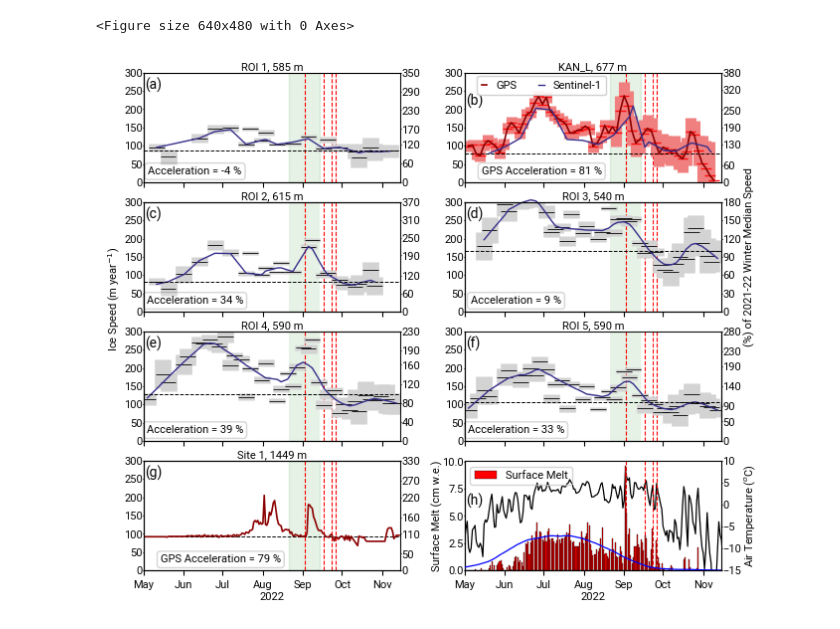
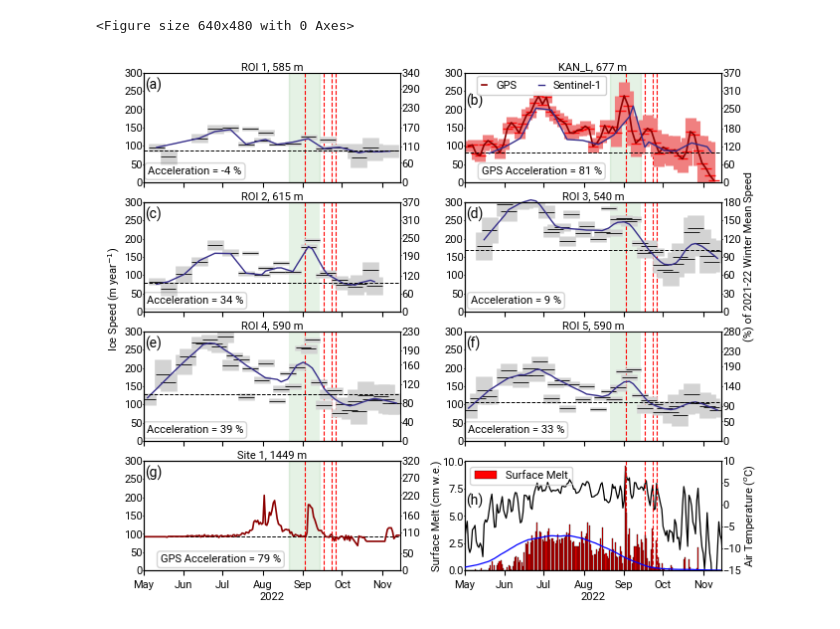
Before and after one commit to ry-ing/GrIS_late-season-melt-event, a Jupyter notebook: code/figures/fig3_land_velocities.ipynb, the cells around one changed output. Drawn from its saved outputs; the diff is of its cells as text; code cells hidden in the pictures.

```diff
--- a/code/figures/fig3_land_velocities.ipynb
+++ b/code/figures/fig3_land_velocities.ipynb
@@ -44,14 +44,14 @@ def masked_dates_land(dataset, year_start, year_end, melt_start, melt_end):
     year_ds = dataset.loc[year_mask]
     winter_ds = dataset.loc[winter_mask]
 
-    year_ds['anom'] = (year_ds['S'].values / winter_ds['S'].median()) * 100 # percentage of winter median
+    year_ds['anom'] = (year_ds['S'].values / winter_ds['S'].mean()) * 100 # percentage of winter MEAN
 
     lowess_s = sm.nonparametric.lowess(year_ds['S'].values, year_ds.index.values, frac=frac)
     year_ds['lowess'] = lowess_s[:,1]
 
     lowess_anom = sm.nonparametric.lowess(year_ds['anom'].values, year_ds.index.values, frac=frac)
     year_ds['lowess_anom'] = lowess_anom[:,1]
-    year_ds['winter_median'] = winter_ds['S'].median()
+    year_ds['winter_mean'] = winter_ds['S'].mean()
 
     melt_mean = dataset['S'].loc[melt_mask].mean()
     premelt_mean = dataset['S'].loc[premelt_mask].mean()
@@ -166,7 +166,7 @@ site1_velocity['date'] = pd.to_datetime(site1_velocity['date'].values, dayfirst=
 site1_velocity = site1_velocity.set_index('date')
 
 presummer_mask = (site1_velocity.index > pd.to_datetime('2022-05-01')) & (site1_velocity.index < pd.to_datetime('2022-05-30')) # retreiving presummer median 'winter velocitiies'
-presummer_median = site1_velocity['v_24h'].loc[presummer_mask].median()
+presummer_mean = site1_velocity['v_24h'].loc[presummer_mask].mean()
 
 site1_velocity = site1_velocity[(site1_velocity.index < '2022-10-09') | (site1_velocity.index > '2022-10-12')] # removing bad velocities from timeseries based on observation coverage
 site1_velocity = site1_velocity[(site1_velocity.index < '2022-11-04') | (site1_velocity.index >= '2022-11-05')] # removing bad velocities from timeseries based on observation coverage
@@ -303,7 +303,7 @@ ax.errorbar(IS_ROI1.index, IS_ROI1['S'], xerr = timedelta(days=6), ecolor='black
 ax.plot(IS_ROI1.index, IS_ROI1['lowess'], color='#372F8B', linewidth=1.0, zorder=2, clip_on=False)
 ax.axvspan(melt_start, melt_end, color='g', alpha=0.1, zorder=-6)
 
-ax.axhline(IS_ROI1.winter_median.values[0], color='k', linestyle='--', linewidth=0.7)
+ax.axhline(IS_ROI1.winter_mean.values[0], color='k', linestyle='--', linewidth=0.7)
 
 yticks = [0, 50, 100, 150, 200, 250, 300]
 ax.set_yticks(yticks)
@@ -330,7 +330,7 @@ ax.spines[['right']].set_visible(False)
 #ax.grid(color='grey', linestyle='--', linewidth=0.4, zorder=-5)
 
 axb = ax.twinx()
-yticks_b = [int(round((i/IS_ROI1['winter_median'].values[0])*100,-1)) for i in yticks]
+yticks_b = [int(round((i/IS_ROI1['winter_mean'].values[0])*100,-1)) for i in yticks]
 
 axb.set_yticks(yticks_b)
 axb.set_ylim(yticks_b[0],  yticks_b[-1])
@@ -375,10 +375,10 @@ ax0.axvline(pd.to_datetime('2022-09-02'), color='r', linewidth=0.8, linestyle='-
 ax0.axvline(pd.to_datetime('2022-09-17'), color='r', linewidth=0.8, linestyle='--', zorder=-5)
 ax0.axvline(pd.to_datetime('2022-09-23'), color='r', linewidth=0.8, linestyle='--', zorder=-5)
 ax0.axvline(pd.to_datetime('2022-09-26'), color='r', linewidth=0.8, linestyle='--', zorder=-5)
-ax0.axhline(KAN_L_ROI.winter_median.values[0], color='k', linestyle='--', linewidth=0.7)
+ax0.axhline(KAN_L_ROI.winter_mean.values[0], color='k', linestyle='--', linewidth=0.7)
 
 axb = ax0.twinx()
-yticks_b = [int(round((i/KAN_L_ROI['winter_median'].values[0])*100,-1)) for i in yticks] # convert to percentage of winter media
+yticks_b = [int(round((i/KAN_L_ROI['winter_mean'].values[0])*100,-1)) for i in yticks] # convert to percentage of winter media
 
 axb.set_yticks(yticks_b)
 axb.set_ylim(yticks_b[0],  yticks_b[-1])
@@ -400,7 +400,7 @@ ax1.errorbar(RUSSELL_ROI2.index, RUSSELL_ROI2['S'], xerr = timedelta(days=6), ec
 ax1.plot(RUSSELL_ROI2.index, RUSSELL_ROI2['lowess'], color='#372F8B', linewidth=1.0, zorder=2, clip_on=False)
 ax1.axvspan(melt_start, melt_end, facecolor='g', alpha=0.1, zorder=-6)
 
-ax1.axhline(RUSSELL_ROI2.winter_median.values[0], color='k', linestyle='--', linewidth=0.7)
+ax1.axhline(RUSSELL_ROI2.winter_mean.values[0], color='k', linestyle='--', linewidth=0.7)
 
 yticks = [0, 50, 100, 150, 200, 250, 300]
 ax1.set_yticks(yticks)
@@ -423,7 +423,7 @@ ax1.axvline(pd.to_datetime('2022-09-26'), color='r', linewidth=0.8, linestyle='-
 
 ax1b = ax1.twinx()
 ax1b.spines[['right']].set_visible(False)
-yticks_b = [int(round((i/RUSSELL_ROI2['winter_median'].values[0])*100,-1)) for i in yticks]
+yticks_b = [int(round((i/RUSSELL_ROI2['winter_mean'].values[0])*100,-1)) for i in yticks]
 
 ax1b.set_yticks(yticks_b)
 ax1b.set_ylim(yticks_b[0],  yticks_b[-1])
@@ -445,7 +445,7 @@ ax2.errorbar(NORTH_NUNATAK_ROI3.index, NORTH_NUNATAK_ROI3['S'], xerr = timedelta
 ax2.plot(NORTH_NUNATAK_ROI3.index, NORTH_NUNATAK_ROI3['lowess'], color='#372F8B', linewidth=1.0, zorder=2, clip_on=False)
 ax2.axvspan(melt_start, melt_end, facecolor='g', alpha=0.1, zorder=-6)
 
-ax2.axhline(NORTH_NUNATAK_ROI3.winter_median.values[0], color='k', linestyle='--', linewidth=0.7)
+ax2.axhline(NORTH_NUNATAK_ROI3.winter_mean.values[0], color='k', linestyle='--', linewidth=0.7)
 
 yticks = [0, 50, 100, 150, 200, 250, 300]
 ax2.set_yticks(yticks)
@@ -467,9 +467,9 @@ ax2.axvline(pd.to_datetime('2022-09-26'), color='r', linewidth=0.8, linestyle='-
 
 
 ax2b = ax2.twinx()
-ax2b.set_ylabel('(%) of 2021-22 Winter Median Speed')
+ax2b.set_ylabel('(%) of 2021-22 Winter Mean Speed')
 ax2b.spines[['right']].set_visible(False)
-yticks_b = [int( round((i/NORTH_NUNATAK_ROI3['winter_median'].values[0])*100,-1)) for i in yticks]
+yticks_b = [int( round((i/NORTH_NUNATAK_ROI3['winter_mean'].values[0])*100,-1)) for i in yticks]
 
 ax2b.set_yticks(yticks_b)
 ax2b.set_ylim(yticks_b[0],  yticks_b[-1])
@@ -489,7 +489,7 @@ ax3.errorbar(SOUTH_NUNATAK_ROI4.index, SOUTH_NUNATAK_ROI4['S'], xerr = timedelta
 ax3.plot(SOUTH_NUNATAK_ROI4.index, SOUTH_NUNATAK_ROI4['lowess'], color='#372F8B', linewidth=1.0, zorder=2, clip_on=False)
 ax3.axvspan(melt_start, melt_end, facecolor='g', alpha=0.1, zorder=-6)
 
-ax3.axhline(SOUTH_NUNATAK_ROI4.winter_median.values[0], color='k', linestyle='--', linewidth=0.7)
+ax3.axhline(SOUTH_NUNATAK_ROI4.winter_mean.values[0], color='k', linestyle='--', linewidth=0.7)
 yticks = [0, 50, 100, 150, 200, 250, 300]
 ax3.set_yticks(yticks)
 ax3.set_xlim(year_start, year_end)
@@ -510,7 +510,7 @@ ax3.axvline(pd.to_datetime('2022-09-26'), color='r', linewidth=0.8, linestyle='-
 
 ax3b = ax3.twinx()
 ax3b.spines[['right']].set_visible(False)
-yticks_b = [int( round((i/SOUTH_NUNATAK_ROI4['winter_median'].values[0])*100, -1)) for i in yticks]
+yticks_b = [int( round((i/SOUTH_NUNATAK_ROI4['winter_mean'].values[0])*100, -1)) for i in yticks]
 #ax3b.set_ylabel('(%) of 2021-22 Winter Median Speed', y=1.3)
 
 ax3b.set_yticks(yticks_b)
@@ -531,7 +531,7 @@ ax4.errorbar(UNNAMED_SOUTH_ROI5.index, UNNAMED_SOUTH_ROI5['S'], xerr = timedelta
 ax4.plot(UNNAMED_SOUTH_ROI5.index, UNNAMED_SOUTH_ROI5['lowess'], color='#372F8B', linewidth=1.0, zorder=2, clip_on=False)
 ax4.axvspan(melt_start, melt_end, facecolor='g', alpha=0.1, zorder=-6)
 
-ax4.axhline(UNNAMED_SOUTH_ROI5.winter_median.values[0], color='k', linestyle='--', linewidth=0.7)
+ax4.axhline(UNNAMED_SOUTH_ROI5.winter_mean.values[0], color='k', linestyle='--', linewidth=0.7)
 
 yticks = [0, 50, 100, 150, 200, 250, 300]
 ax4.set_yticks(yticks)
@@ -553,7 +553,7 @@ ax4.axvline(pd.to_datetime('2022-09-26'), color='r', linewidth=0.8, linestyle='-
 
 
 ax4b = ax4.twinx()
-yticks_b = [int( round((i/UNNAMED_SOUTH_ROI5['winter_median'].values[0])*100, -1) ) for i in yticks]
+yticks_b = [int( round((i/UNNAMED_SOUTH_ROI5['winter_mean'].values[0])*100, -1) ) for i in yticks]
 
 ax4b.set_yticks(yticks_b)
 ax4b.set_ylim(yticks_b[0],  yticks_b[-1])
@@ -571,7 +571,7 @@ ax0.set_facecolor('none')
 
 ax0.plot(site1_velocity.index, site1_velocity['v_24h'], color='darkred', alpha=1.0, linewidth=1.2, zorder=3, clip_on=False)
 ax0.axvspan(melt_start, melt_end, color='g', alpha=0.1, zorder=-6)
-ax0.axhline(presummer_median, color='k', linestyle='--', linewidth=0.7)
+ax0.axhline(presummer_mean, color='k', linestyle='--', linewidth=0.7)
 
 yticks = [0, 50, 100, 150, 200, 250, 300]
 ax0.set_yticks(yticks)
@@ -596,7 +596,7 @@ ax0.text(0.3, 0.1, textstr, transform=ax0.transAxes, ha="center", va="center", s
 ax0.text(0.005, 0.85, '(g)', transform=ax0.transAxes, fontsize=10)
 
 ax0b = ax0.twinx()
-yticks_b = [int( round((i/presummer_median)*100, -1) ) for i in yticks]
+yticks_b = [int( round((i/presummer_mean)*100, -1) ) for i in yticks]
 
 ax0b.set_yticks(yticks_b)
 
@@ -611,31 +611,31 @@ ax5.set_yticks([0, 2.5, 5, 7.5, 10])
 
 ax5.plot(surfM_historic.index, surfM_historic*100, color='blue', linewidth=0.9, zorder=3)
 #ax5.grid(color='grey', linestyle='--', linewidth=0.4, zorder=-5)
 ax5.axvline(pd.to_datetime('2022-09-02'), color='r', linewidth=0.8, linestyle='--', zorder=-5)
 ax5.axvline(pd.to_datetime('2022-09-17'), color='r', linewidth=0.8, linestyle='--', zorder=-5)
 ax5.axvline(pd.to_datetime('2022-09-23'), color='r', linewidth=0.8, linestyle='--', zorder=-5)
 ax5.axvline(pd.to_datetime('2022-09-26'), color='r', linewidth=0.8, linestyle='--', zorder=-5)
 ax5.set_xlabel('2022')
 
 majorFmt = mdates.DateFormatter('%b')
 ax5.xaxis.set_major_formatter(majorFmt)
 ax5.xaxis.set_major_locator(mdates.MonthLocator(interval=1))
 ax5.legend(loc='upper left', fontsize=8)
 ax5.spines[['right']].set_visible(False)
 
 ax5b = ax5.twinx()
 ax5b.set_zorder(ax5.get_zorder()-1)
 ax5b.plot(time_cosipy, T2-273.15, c='k', label='T2', linewidth=0.9)
 ax5b.set_ylim(-15,10)
 ax5b.set_ylabel('Air Temperature ($^{o}$C)')
 ax5b.set_yticks([-15,-10,-5,0,5,10])
 ax5b.spines[['top']].set_visible(False)
 ax5.text(0.004, 0.6, '(h)', transform=ax5.transAxes, fontsize=10)
 
 width = 7.5
 height = 6.5#width/1.618
 fig.set_size_inches(width, height)
 plt.show()
 fig.savefig('fig3_land_velocities.jpg', dpi=300, bbox_inches='tight')
 # %% [output]
-[figure, old version]
+[figure, new version]
```
Also changed, not shown: parts of 1 cell of this notebook, 12 other files.
